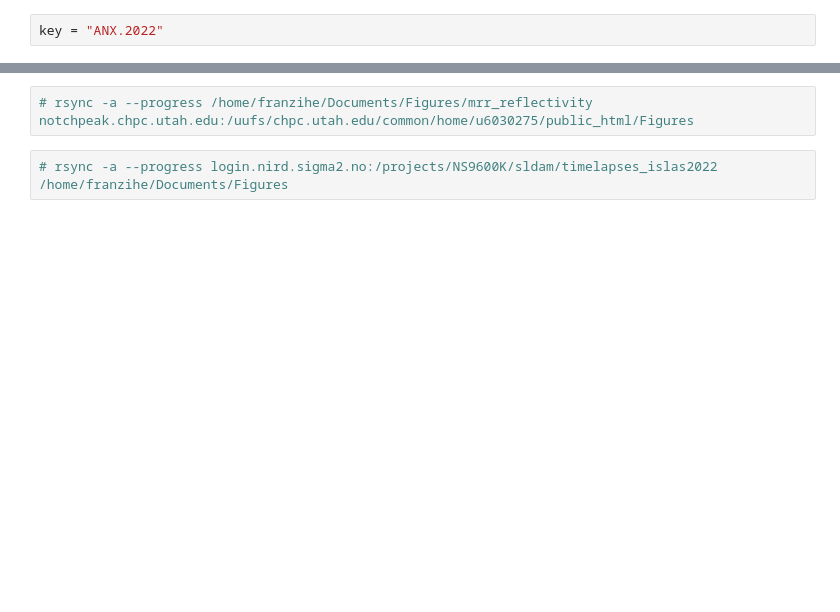
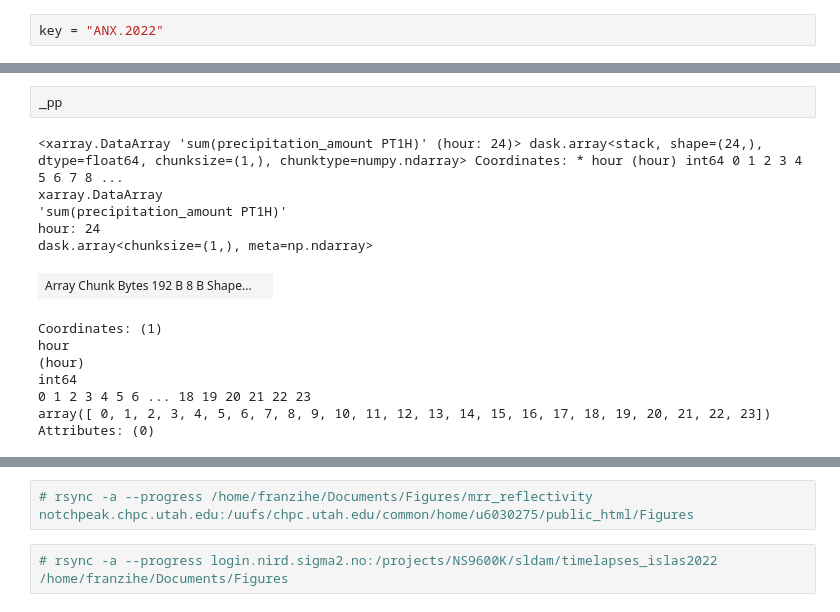
Before and after one commit to franzihe/retrieval_analysis, a Jupyter notebook: work/MRR_IMProToo/plt_mmr_reflectivity.ipynb, the cells around one changed output, grey strips where cells are left out. Cells and saved outputs as stored; diff of their text form; blank space fills up the shorter version.

```diff
--- a/work/MRR_IMProToo/plt_mmr_reflectivity.ipynb
+++ b/work/MRR_IMProToo/plt_mmr_reflectivity.ipynb
@@ -84,0 +140,16 @@ title = ['MRR reflectivity', 'MRR mean Doppler Velocity']
+# %%
+_pp
+# %% [output]
+<xarray.DataArray 'sum(precipitation_amount PT1H)' (hour: 24)> dask.array<stack, shape=(24,), dtype=float64, chunksize=(1,), chunktype=numpy.ndarray> Coordinates: * hour (hour) int64 0 1 2 3 4 5 6 7 8 ...
+xarray.DataArray
+'sum(precipitation_amount PT1H)'
+hour: 24
+dask.array<chunksize=(1,), meta=np.ndarray>
+| Array Chunk Bytes 192 B 8 B Shape... |  |
+Coordinates: (1)
+hour
+(hour)
+int64
+0 1 2 3 4 5 6 ... 18 19 20 21 22 23
+array([ 0, 1, 2, 3, 4, 5, 6, 7, 8, 9, 10, 11, 12, 13, 14, 15, 16, 17, 18, 19, 20, 21, 22, 23])
+Attributes: (0)
```
Also changed, not shown: parts of 16 cells of this notebook.
